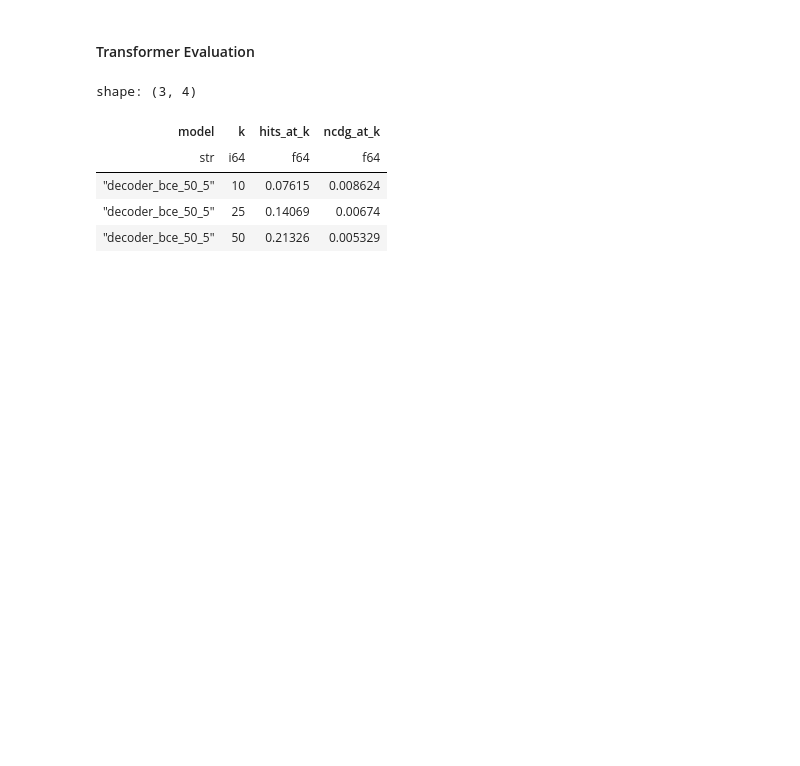
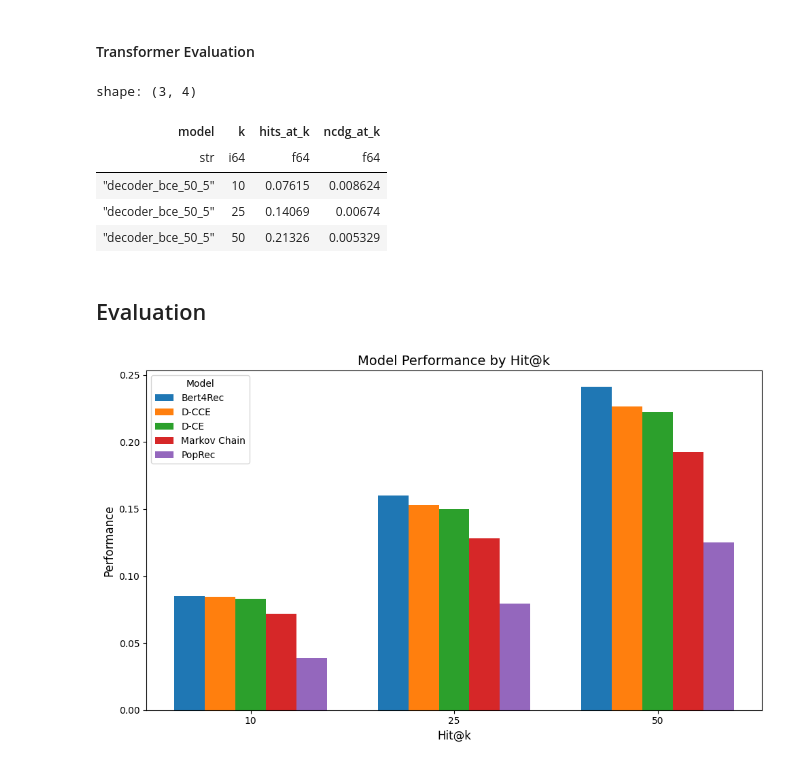
Before and after one commit to onichmath/Steam-Sequential-Recommender, a Jupyter notebook: Experiments.ipynb, the cells around one changed output. Saved outputs shown, nothing was run; the diff lists cells and outputs as text; code cells hidden in the pictures; blank space fills up the shorter version.

Commit message:
Final results

```diff
--- a/Experiments.ipynb
+++ b/Experiments.ipynb
@@ -754,6 +755,8 @@ shape: (3, 4)
 | "decoder_bce_50_5" | 10 | 0.07615 | 0.008624 |
 | "decoder_bce_50_5" | 25 | 0.14069 | 0.00674 |
 | "decoder_bce_50_5" | 50 | 0.21326 | 0.005329 |
+# %% [markdown]
+## Evaluation
 # %%
 def concat_results():
     bert4rec = pl.read_csv("./results/bert4rec.csv").drop("precision_at_k")
@@ -792,3 +795,31 @@ def print_hyperparameters():
     )
     return hp
 print_hyperparameters().write_csv("./results/hyperparameters.csv")
+# %%
+def visualize_hits_at_k():
+    data = pl.read_csv("./results/total_results.csv")
+    models = data["model"].to_list()
+    categories = ["10", "25", "50"]
+    values = data[categories].to_numpy()
+
+    x = np.arange(len(categories))
+    width = 0.15
+
+    fig, ax = plt.subplots(figsize=(10, 6))
+
+    for i, (model, values_row) in enumerate(zip(models, values)):
+        ax.bar(x + i * width, values_row, width, label=model)
+
+    ax.set_xlabel('Hit@k', fontsize=12)
+    ax.set_ylabel('Performance', fontsize=12)
+    ax.set_title('Model Performance by Hit@k', fontsize=14)
+    ax.set_xticks(x + width * (len(models) - 1) / 2)
+    ax.set_xticklabels(categories)
+    ax.legend(title="Model")
+
+    plt.tight_layout()
+    plt.savefig("./results/hits_at_k.png")
+
+visualize_hits_at_k()
+# %% [output]
+[figure, added]
```
Also changed, not shown: parts of 1 cell of this notebook, 1 other file.
